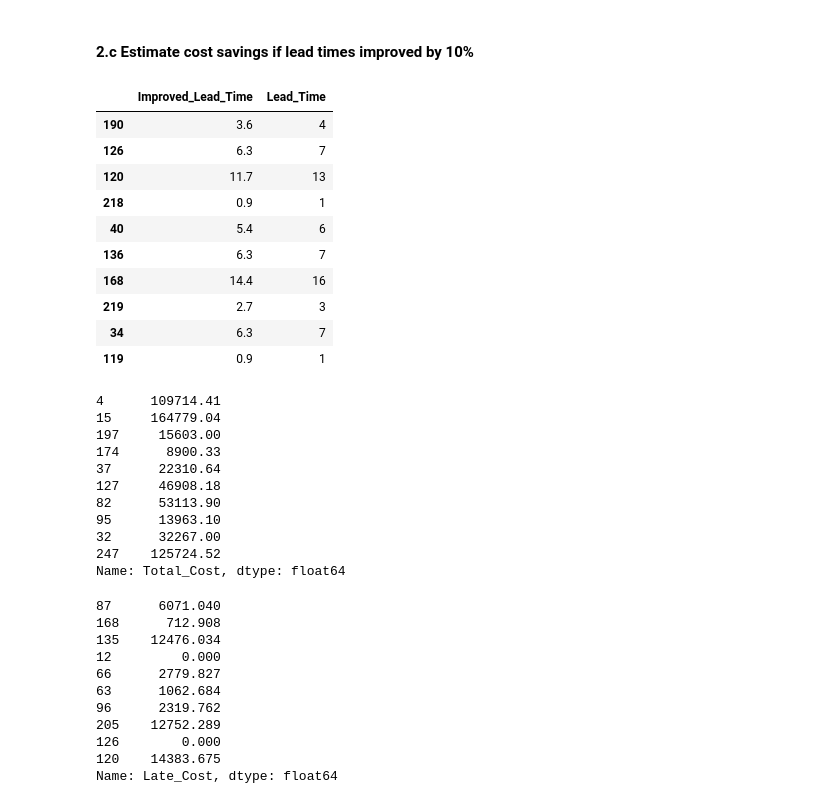
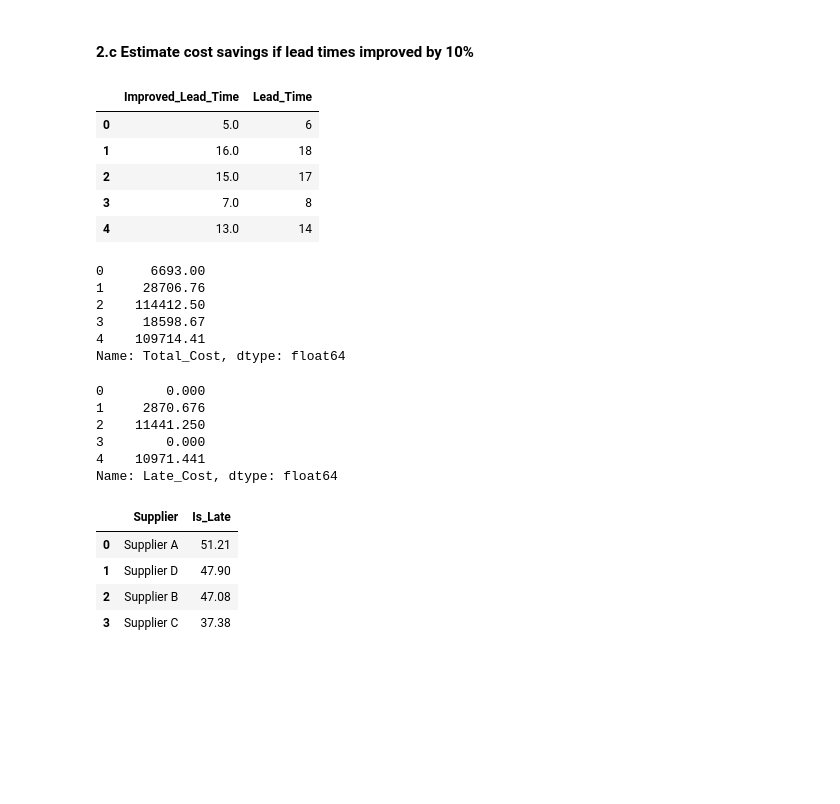
Before and after one commit to haritha-jampani-00/take-home-assignment, a Jupyter notebook: da-assesment.ipynb, the cells around one changed output. Saved outputs shown, nothing was run; the diff lists cells and outputs as text; code cells hidden in the pictures; blank space fills up the shorter version.

```diff
--- a/da-assesment.ipynb
+++ b/da-assesment.ipynb
@@ -380,50 +432,44 @@ percentage_late_delivery_per_supplier.round(2).sort_values(ascending=False).rese
 #### 2.c Estimate cost savings if lead times improved by 10%
 # %%
 #To find savings if lead time improved by 10%
-data['Improved_Lead_Time'] = (data['Lead_Time'] * 0.9).round(2)
-data[['Improved_Lead_Time','Lead_Time']].sample(10)
+data['Improved_Lead_Time'] = (data['Lead_Time'] * 0.9).round()
+data[['Improved_Lead_Time','Lead_Time']].head()
 # %% [output]
 |  | Improved_Lead_Time | Lead_Time |
-| 190 | 3.6 | 4 |
-| 126 | 6.3 | 7 |
-| 120 | 11.7 | 13 |
-| 218 | 0.9 | 1 |
-| 40 | 5.4 | 6 |
-| 136 | 6.3 | 7 |
-| 168 | 14.4 | 16 |
-| 219 | 2.7 | 3 |
-| 34 | 6.3 | 7 |
-| 119 | 0.9 | 1 |
+| 0 | 5.0 | 6 |
+| 1 | 16.0 | 18 |
+| 2 | 15.0 | 17 |
+| 3 | 7.0 | 8 |
+| 4 | 13.0 | 14 |
 # %%
 # Calculate the total cost
 data['Total_Cost'] = data['Inventory_Level'] * data['Unit_Cost']
-data['Total_Cost'].sample(10)
+data['Total_Cost'].head()
 # %% [output]
-4      109714.41
-15     164779.04
-197     15603.00
-174      8900.33
-37      22310.64
-127     46908.18
-82      53113.90
-95      13963.10
-32      32267.00
-247    125724.52
+0      6693.00
+1     28706.76
+2    114412.50
+3     18598.67
+4    109714.41
 Name: Total_Cost, dtype: float64
 # %%
 # Assuming that there is a penalty of 10% if orders are delivered late
 data['Late_Cost'] = data['Is_Late'] * data['Total_Cost'] * 0.10
-data['Late_Cost'].sample(10)
+data['Late_Cost'].head()
 # %% [output]
-87      6071.040
-168      712.908
-135    12476.034
-12         0.000
-66      2779.827
-63      1062.684
-96      2319.762
-205    12752.289
-126        0.000
-120    14383.675
+0        0.000
+1     2870.676
+2    11441.250
+3        0.000
+4    10971.441
 Name: Late_Cost, dtype: float64
+# %%
+improved_late_rate_per_supplier = percentage_late_delivery_per_supplier  * 0.9 # improving this as lead time improved by 10%
+improved_late_rate_per_supplier.round(2).sort_values(ascending=False).reset_index()
+# %% [output]
+|  | Supplier | Is_Late |
+| 0 | Supplier A | 51.21 |
+| 1 | Supplier D | 47.90 |
+| 2 | Supplier B | 47.08 |
+| 3 | Supplier C | 37.38 |
 # %%
```
Also changed, not shown: parts of 10 cells of this notebook.
